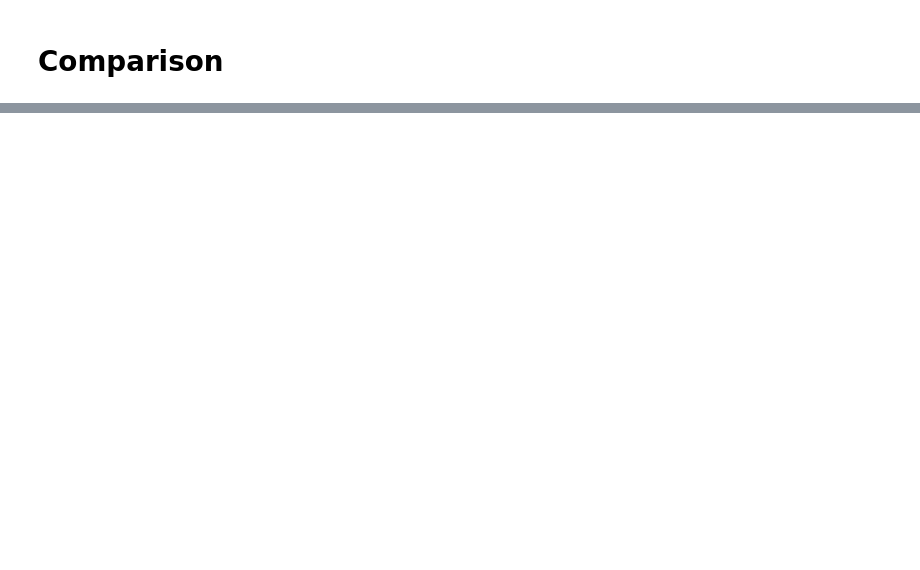
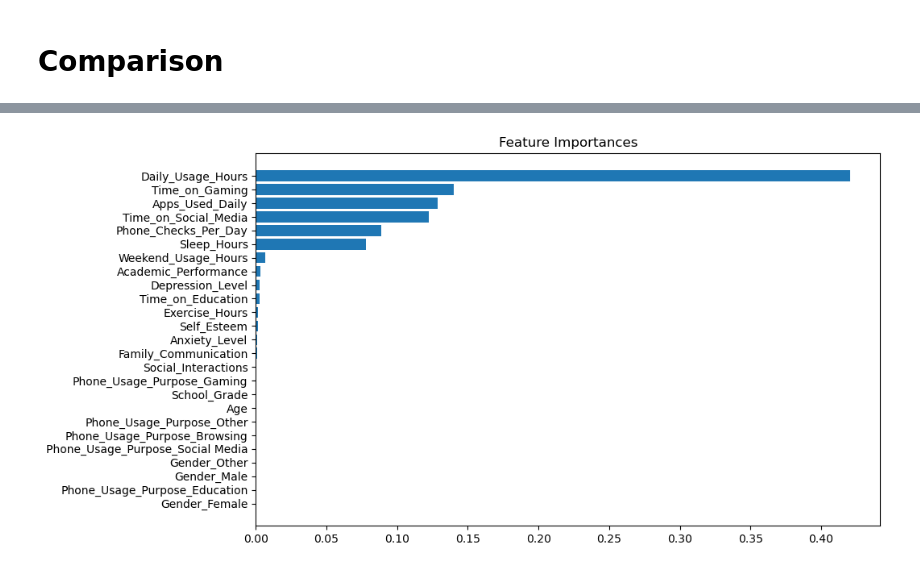
Before and after one commit to Natashaa7/Phone-Addiction-Analysis, a Jupyter notebook: TeenPhoneAddiction.ipynb, the cells around one changed output, grey strips where cells are left out. Drawn from its saved outputs; the diff is of its cells as text; code cells hidden in the pictures; blank space fills up the shorter version.

```diff
--- a/TeenPhoneAddiction.ipynb
+++ b/TeenPhoneAddiction.ipynb
@@ -2032,0 +2547,24 @@ Key Observations:
+# %%
+import matplotlib.pyplot as plt
+
+# Assuming gb_model is your trained GradientBoostingClassifier
+importances = gb_model.feature_importances_
+
+# Combine feature names with importances
+feature_names = numeric_features + \
+                list(gb_pipeline.named_steps['preprocessor'].named_transformers_['cat'].get_feature_names_out(categorical_features)) + \
+                ordinal_features
+
+feature_importance_df = pd.DataFrame({
+    'Feature': feature_names,
+    'Importance': importances
+}).sort_values(by='Importance', ascending=False)
+
+# Plot
+plt.figure(figsize=(10,6))
+plt.barh(feature_importance_df['Feature'], feature_importance_df['Importance'])
+plt.gca().invert_yaxis()
+plt.title("Feature Importances")
+plt.show()
+# %% [output]
+[figure, added]
```
Also changed, not shown: parts of 33 cells of this notebook.
